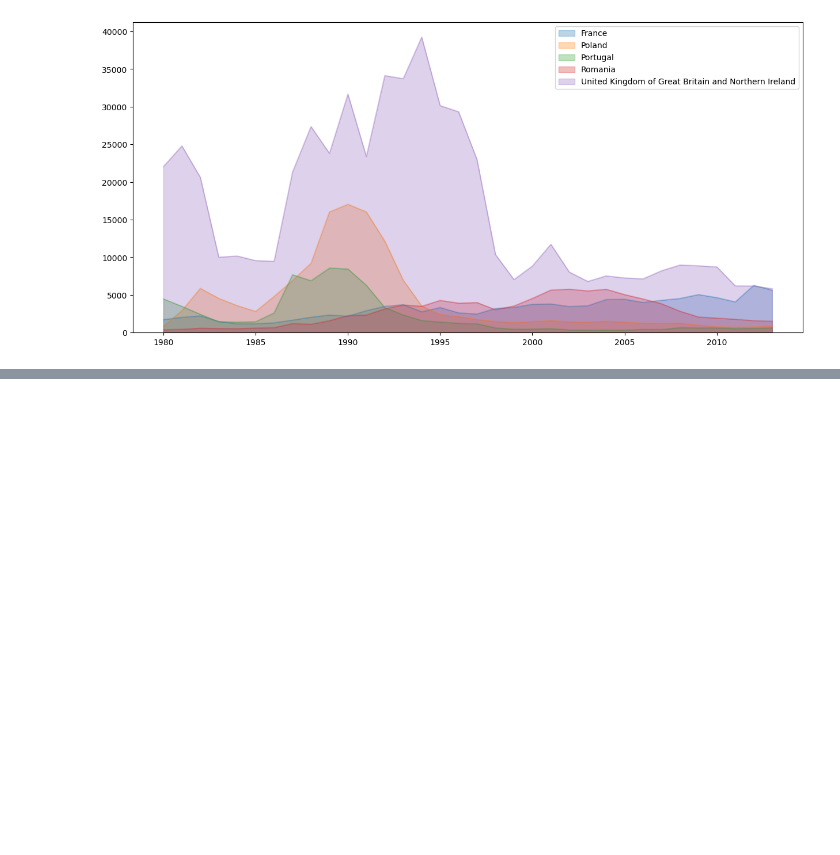
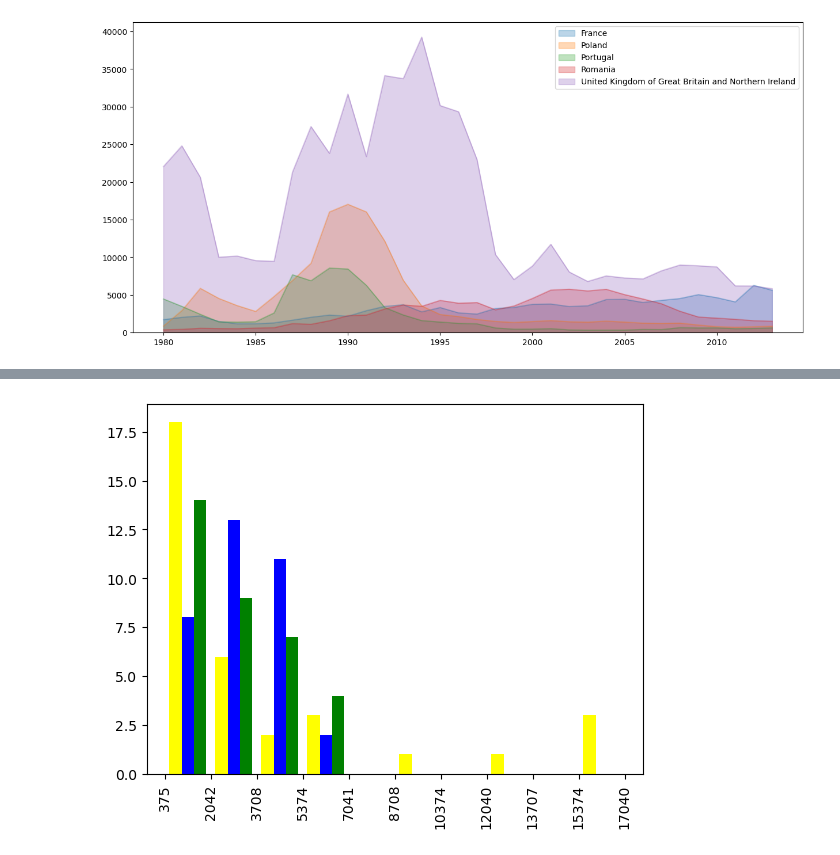
Before and after one commit to zahra-ahmadbeigloo/Data-analysis-projects, a Jupyter notebook: Canada-Immigration-Analysis/Canada-Immigration-Analysis.ipynb, the cells around one changed output, grey strips where cells are left out. Drawn from its saved outputs; the diff is of its cells as text; code cells hidden in the pictures; blank space fills up the shorter version.

```diff
--- a/Canada-Immigration-Analysis/Canada-Immigration-Analysis.ipynb
+++ b/Canada-Immigration-Analysis/Canada-Immigration-Analysis.ipynb
@@ -136,0 +164,6 @@ df_top_euro.plot(kind="area", alpha=0.3, stacked=False, figsize=(15,7))
+# %%
+n, bins, patches = plt.hist(df_euro2, color=['yellow', 'blue', 'green'])
+plt.xticks(bins, rotation=90)
+plt.show()
+# %% [output]
+[figure, added]
```
Also changed, not shown: parts of 20 cells of this notebook.
